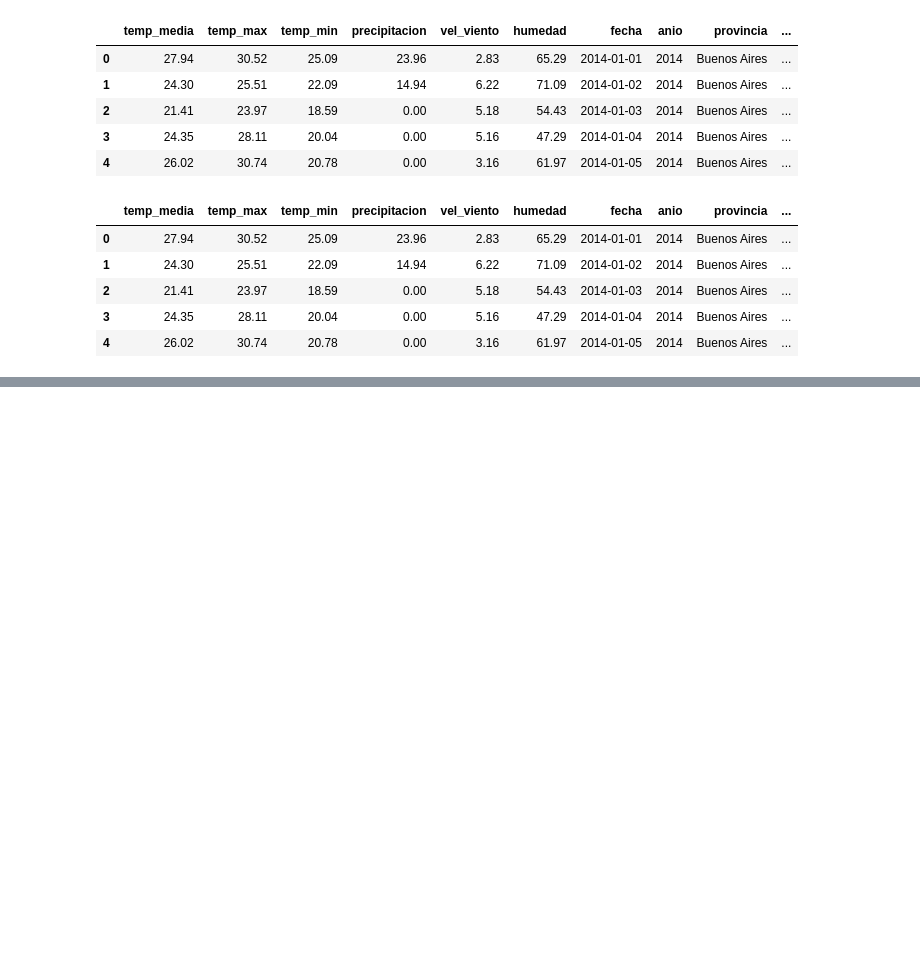
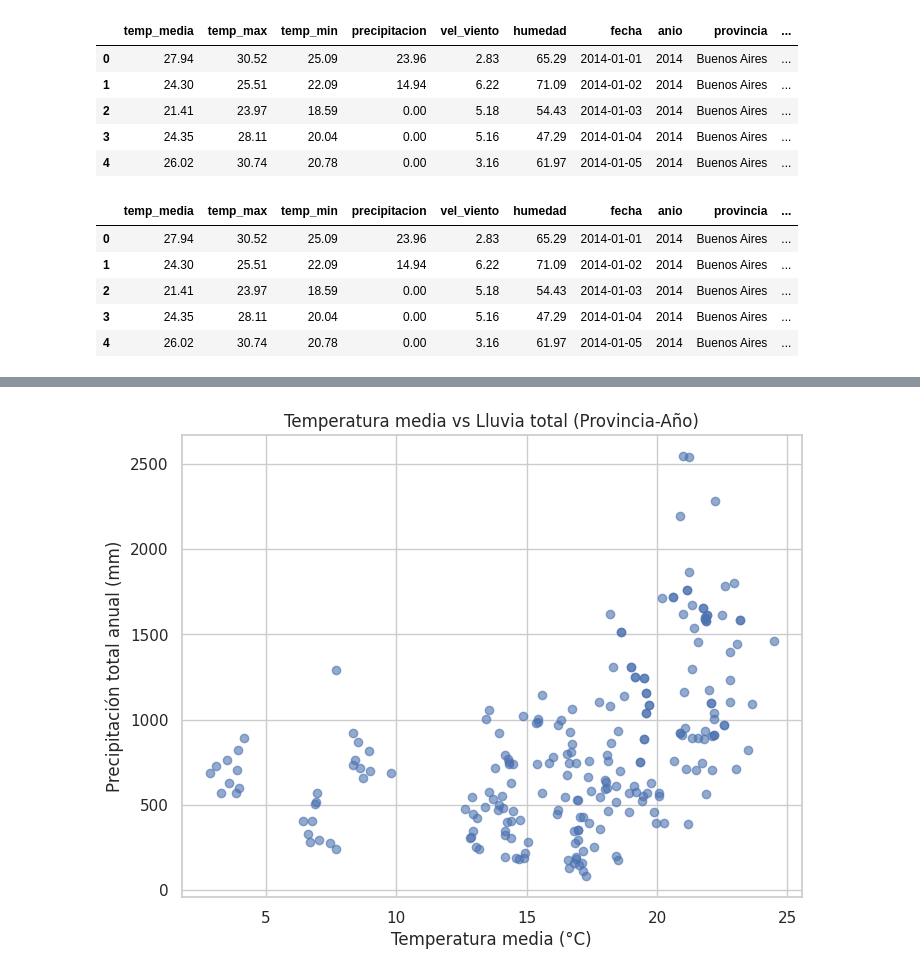
Before and after one commit to IvanSerem/ds2-proyecto-agricola, a Jupyter notebook: DataScienceII.ipynb, the cells around one changed output, grey strips where cells are left out. Cells and saved outputs as stored; diff of their text form; code cells hidden in the pictures; blank space fills up the shorter version.

```diff
--- a/DataScienceII.ipynb
+++ b/DataScienceII.ipynb
@@ -311,0 +446,24 @@ df_clima_limpio.head()
+# %%
+import matplotlib.pyplot as plt
+
+# 1️⃣ Agrupamos por provincia y año
+df_simple = (
+    df_clima_crudo
+    .groupby(["provincia", "anio"], as_index=False)
+    .agg(
+        temp_media=("T2M", "mean"),
+        lluvia_total=("PRECTOTCORR", "sum")
+    )
+)
+
+# 2️⃣ Creamos gráfico simple
+plt.figure(figsize=(8,6))
+plt.scatter(df_simple["temp_media"], df_simple["lluvia_total"], alpha=0.6)
+
+plt.title("Temperatura media vs Lluvia total (Provincia-Año)")
+plt.xlabel("Temperatura media (°C)")
+plt.ylabel("Precipitación total anual (mm)")
+
+plt.show()
+# %% [output]
+[figure, added]
```
Also changed, not shown: parts of 20 cells of this notebook.
